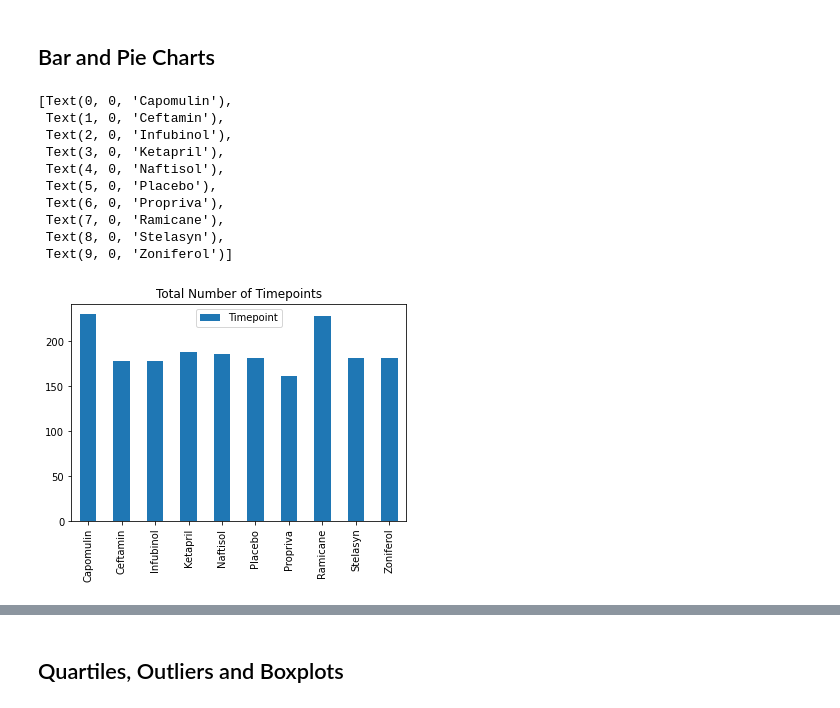
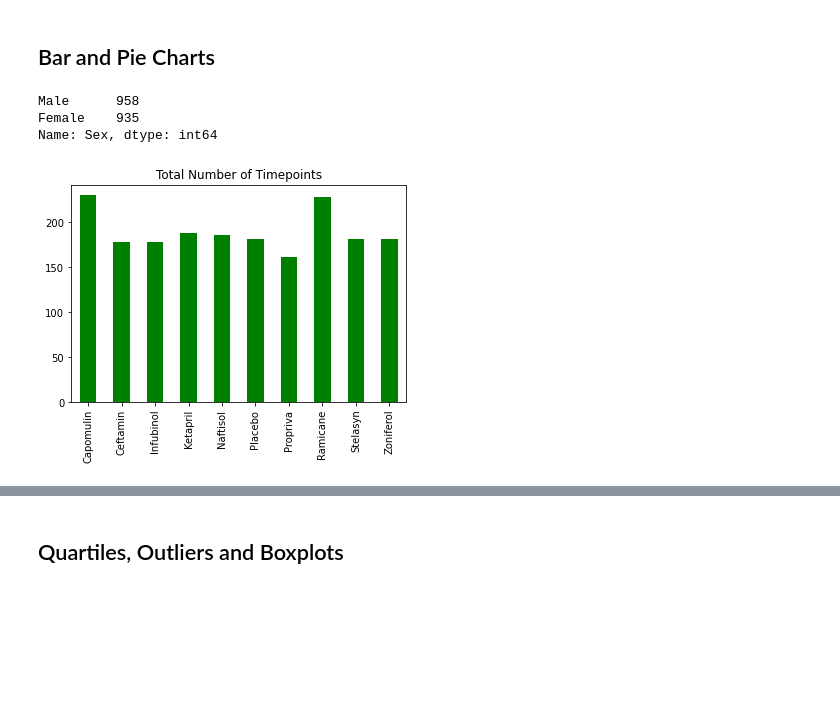
Before and after one commit to quettamar/Matplotlib-Challenge, a Jupyter notebook: Pymaceuticals/pymaceuticals_starter.ipynb, the cells around one changed output, grey strips where cells are left out. Saved outputs shown, nothing was run; the diff lists cells and outputs as text; code cells hidden in the pictures; blank space fills up the shorter version.

```diff
--- a/Pymaceuticals/pymaceuticals_starter.ipynb
+++ b/Pymaceuticals/pymaceuticals_starter.ipynb
@@ -159,25 +160,20 @@ summary_stats
 timepoints = pd.DataFrame(combined_results.groupby(["Drug Regimen"]).count()["Timepoint"]).reset_index()
 timepoints
 gender = combined_results["Sex"].value_counts()
+gender
 #pd.DataFrame(combined_results.groupby(["Sex"]).reset_index())
+# %% [output]
+Male      958
+Female    935
+Name: Sex, dtype: int64
 # %%
 # Generate a bar plot showing the total number of timepoints for all mice tested for each drug regimen using Pandas.
-barplot = timepoints.plot(kind="bar", figsize=(6,4))
+barplot = timepoints.plot(kind="bar", figsize=(6,4), color = "green", legend = False)
 
 plt.title("Total Number of Timepoints")
-barplot.set_xticklabels(timepoints["Drug Regimen"], rotation=90)
+plot_bar = barplot.set_xticklabels(timepoints["Drug Regimen"], rotation=90)
 # %% [output]
-[Text(0, 0, 'Capomulin'),
- Text(1, 0, 'Ceftamin'),
- Text(2, 0, 'Infubinol'),
- Text(3, 0, 'Ketapril'),
- Text(4, 0, 'Naftisol'),
- Text(5, 0, 'Placebo'),
- Text(6, 0, 'Propriva'),
- Text(7, 0, 'Ramicane'),
- Text(8, 0, 'Stelasyn'),
- Text(9, 0, 'Zoniferol')]
-[figure, old version]
+[figure, new version]
 # %%
 # Generate a bar plot showing the total number of timepoints for all mice tested for each drug regimen using pyplot.
 x_axis = timepoints["Drug Regimen"]
```
Also changed, not shown: parts of 14 cells of this notebook.
